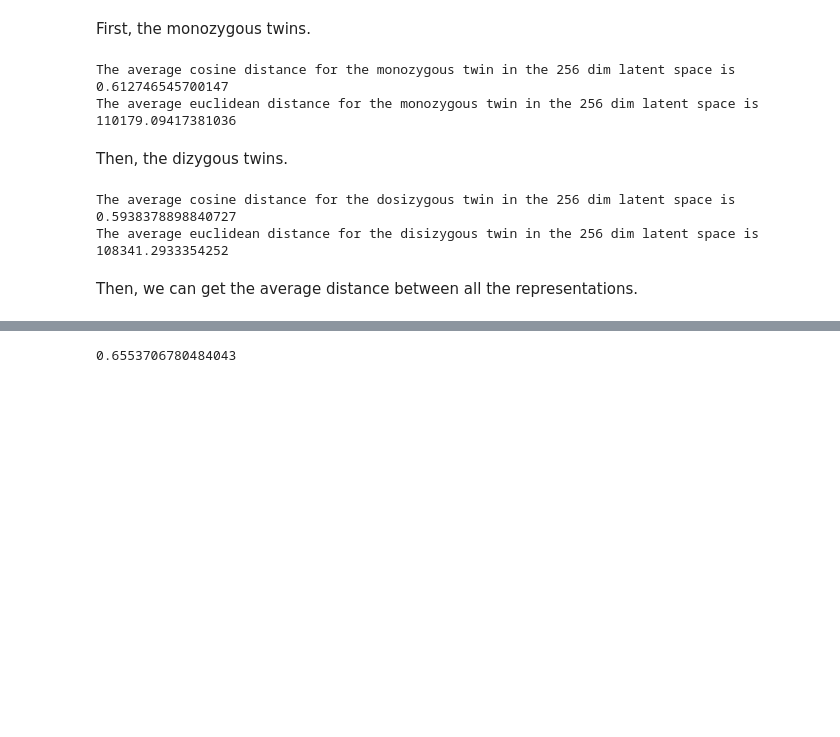
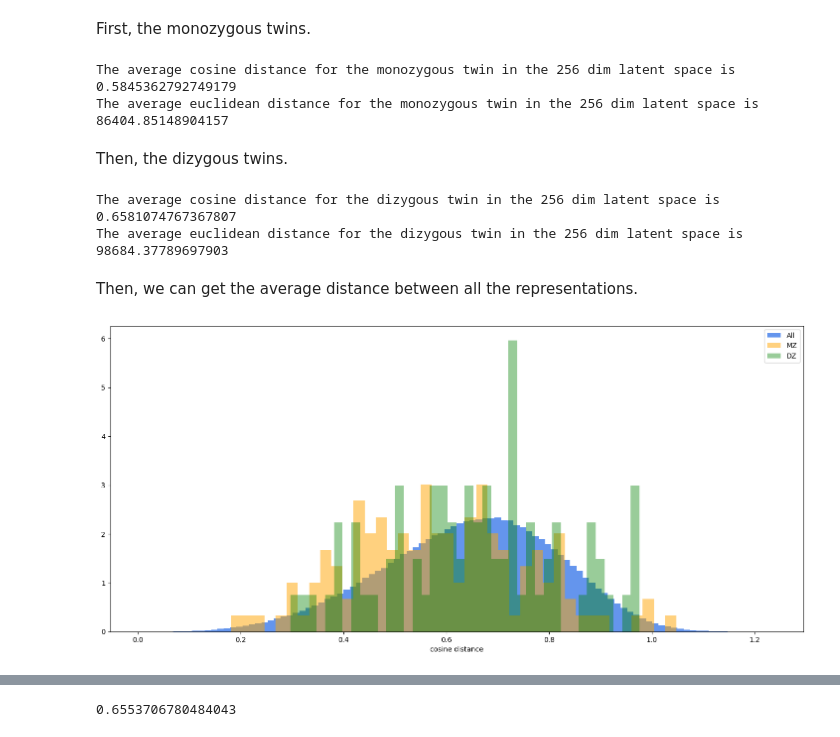
Before and after one commit to neurospin/champollion_V1, a Jupyter notebook: contrastive/notebooks/antoine/HCP_MZ_dist_corr_left_PCS.ipynb, the cells around one changed output, grey strips where cells are left out. Cells and saved outputs as stored; diff of their text form; code cells hidden in the pictures; blank space fills up the shorter version.

```diff
--- a/contrastive/notebooks/antoine/HCP_MZ_dist_corr_left_PCS.ipynb
+++ b/contrastive/notebooks/antoine/HCP_MZ_dist_corr_left_PCS.ipynb
@@ -146,45 +151,55 @@ embeddings_HCP.loc[MZ_ID]
 # %% [markdown]
 First, the monozygous twins.
 # %%
-MZ_mean_cos_dist = []
-MZ_mean_eucli_dist = []
+MZ_cos_dist = []
+MZ_eucli_dist = []
 
 for twin_pair in list_MZ_twin_id:
     twin0 = twin_pair[0]
     twin1 = twin_pair[1]
-    MZ_mean_cos_dist.append(distance.pdist([embeddings_HCP.loc[twin0].values, embeddings_HCP.loc[twin1].values], 'cosine'))
-    MZ_mean_eucli_dist.append(distance.pdist([embeddings_HCP.loc[twin0].values, embeddings_HCP.loc[twin1].values], 'sqeuclidean'))
+    MZ_cos_dist.append((distance.pdist([embeddings_HCP.loc[twin0].values, embeddings_HCP.loc[twin1].values], 'cosine'))[0])
+    MZ_eucli_dist.append(distance.pdist([embeddings_HCP.loc[twin0].values, embeddings_HCP.loc[twin1].values], 'sqeuclidean')[0])
 
-MZ_mean_cos_dist = np.sum(MZ_mean_cos_dist)/len(MZ_mean_cos_dist)
-MZ_mean_eucli_dist = np.sum(MZ_mean_eucli_dist)/len(MZ_mean_eucli_dist)
+MZ_mean_cos_dist = np.sum(MZ_cos_dist)/len(MZ_cos_dist)
+MZ_mean_eucli_dist = np.sum(MZ_eucli_dist)/len(MZ_eucli_dist)
 
 print(f'The average cosine distance for the monozygous twin in the 256 dim latent space is {MZ_mean_cos_dist}')
 print(f'The average euclidean distance for the monozygous twin in the 256 dim latent space is {MZ_mean_eucli_dist}')
 # %% [output]
-The average cosine distance for the monozygous twin in the 256 dim latent space is 0.612746545700147
-The average euclidean distance for the monozygous twin in the 256 dim latent space is 110179.09417381036
+The average cosine distance for the monozygous twin in the 256 dim latent space is 0.5845362792749179
+The average euclidean distance for the monozygous twin in the 256 dim latent space is 86404.85148904157
 # %% [markdown]
 Then, the dizygous twins.
 # %%
-DZ_mean_cos_dist = []
-DZ_mean_eucli_dist = []
+DZ_cos_dist = []
+DZ_eucli_dist = []
 
 for twin_pair in list_DZ_twin_id:
     twin0 = twin_pair[0]
     twin1 = twin_pair[1]
-    DZ_mean_cos_dist.append(distance.pdist([embeddings_HCP.loc[twin0].values, embeddings_HCP.loc[twin1].values], 'cosine'))
-    DZ_mean_eucli_dist.append(distance.pdist([embeddings_HCP.loc[twin0].values, embeddings_HCP.loc[twin1].values], 'sqeuclidean'))
+    DZ_cos_dist.append(distance.pdist([embeddings_HCP.loc[twin0].values, embeddings_HCP.loc[twin1].values], 'cosine')[0])
+    DZ_eucli_dist.append(distance.pdist([embeddings_HCP.loc[twin0].values, embeddings_HCP.loc[twin1].values], 'sqeuclidean')[0])
 
-DZ_mean_cos_dist = np.sum(DZ_mean_cos_dist)/len(DZ_mean_cos_dist)
-DZ_mean_eucli_dist = np.sum(DZ_mean_eucli_dist)/len(DZ_mean_eucli_dist)
+DZ_mean_cos_dist = np.sum(DZ_cos_dist)/len(DZ_cos_dist)
+DZ_mean_eucli_dist = np.sum(DZ_eucli_dist)/len(DZ_eucli_dist)
 
 print(f'The average cosine distance for the dizygous twin in the 256 dim latent space is {DZ_mean_cos_dist}')
 print(f'The average euclidean distance for the dizygous twin in the 256 dim latent space is {DZ_mean_eucli_dist}')
 # %% [output]
-The average cosine distance for the dosizygous twin in the 256 dim latent space is 0.5938378898840727
-The average euclidean distance for the disizygous twin in the 256 dim latent space is 108341.2933354252
+The average cosine distance for the dizygous twin in the 256 dim latent space is 0.6581074767367807
+The average euclidean distance for the dizygous twin in the 256 dim latent space is 98684.37789697903
 # %% [markdown]
 Then, we can get the average distance between all the representations.
 # %%
 cosine_dist_overall = distance.pdist(embeddings_HCP.values, 'cosine')
 eucli_dist_overall = distance.pdist(embeddings_HCP.values, 'sqeuclidean')
+# %%
+plt.figure(figsize=(18,8))
+plt.hist(cosine_dist_overall, bins=100, density=True, label='All', color='cornflowerblue')
+plt.hist(MZ_cos_dist, bins=40, density=True, alpha=0.5, label='MZ', color='orange')
+plt.hist(DZ_cos_dist, bins=40, density=True, alpha=0.4, label='DZ', color='green')
+plt.xlabel('cosine distance')
+plt.legend()
+plt.show()
+# %% [output]
+[figure, added]
```
Also changed, not shown: parts of 15 cells of this notebook, 2 other files.
